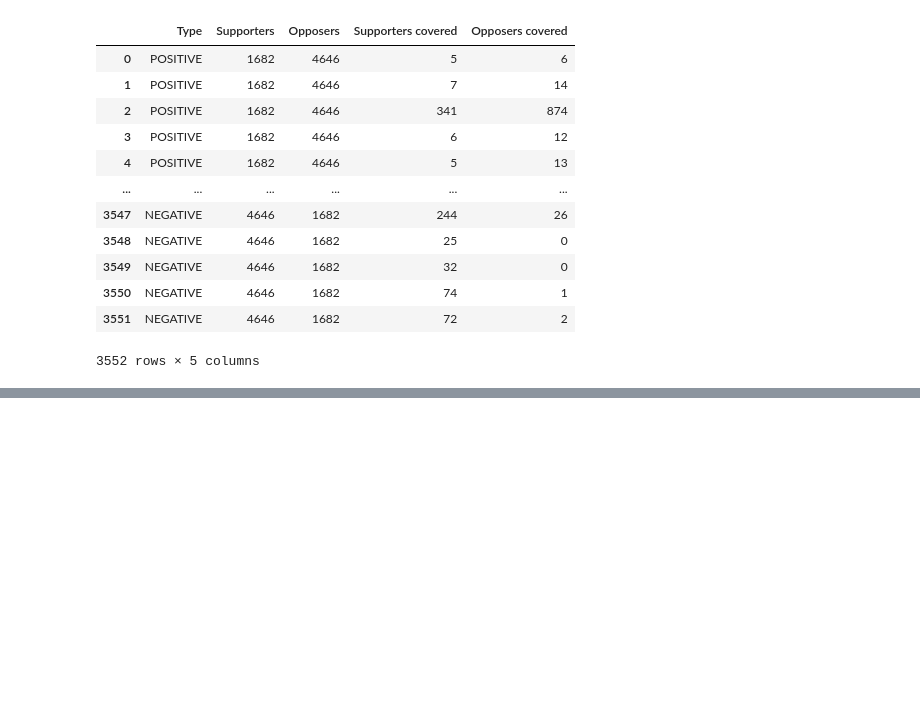
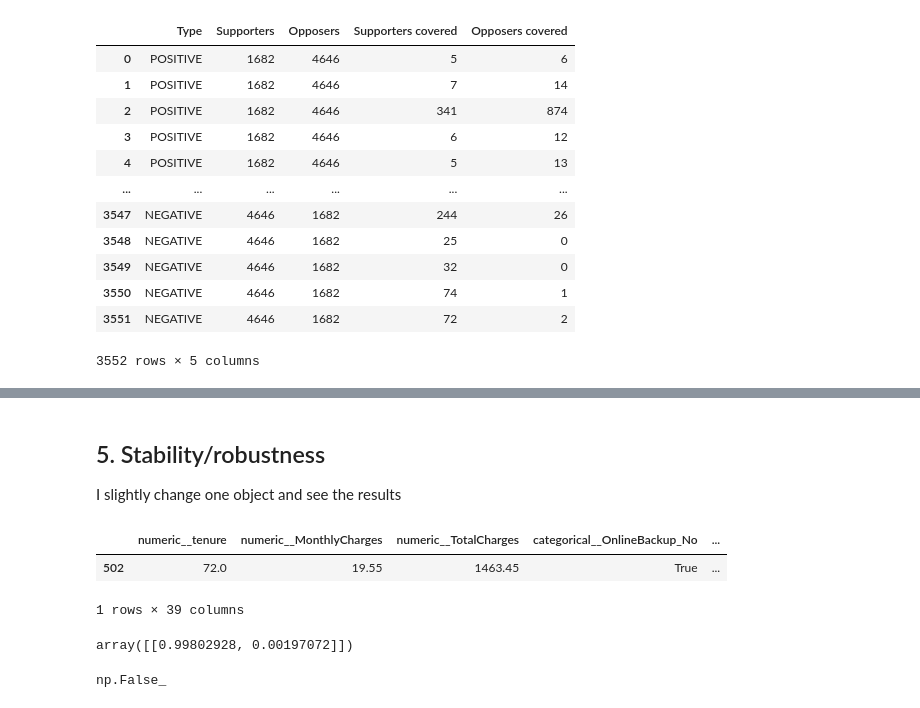
Before and after one commit to TTPO100AJIEX/OSDA-LazyFCA, a Jupyter notebook: 5__metrics.ipynb, the cells around one changed output, grey strips where cells are left out. Cells and saved outputs as stored; diff of their text form; code cells hidden in the pictures; blank space fills up the shorter version.

```diff
--- a/5__metrics.ipynb
+++ b/5__metrics.ipynb
@@ -83,0 +180,21 @@ classifier.explain(X_test.iloc[502]).display()
+# %% [markdown]
+## 5. Stability/robustness
+
+I slightly change one object and see the results
+# %%
+idx = 502
+example = X_test.iloc[idx]
+example.to_frame().T
+# %% [output]
+|  | numeric__tenure | numeric__MonthlyCharges | numeric__TotalCharges | categorical__OnlineBackup_No | ... |
+| 502 | 72.0 | 19.55 | 1463.45 | True | ... |
+1 rows × 39 columns
+# %%
+y_pred = classifier.predict(example.to_frame().T)
+y_pred
+# %% [output]
+array([[0.99802928, 0.00197072]])
+# %%
+y_test.iloc[idx]
+# %% [output]
+np.False_
```
Also changed, not shown: parts of 19 cells of this notebook, 1 other file.
